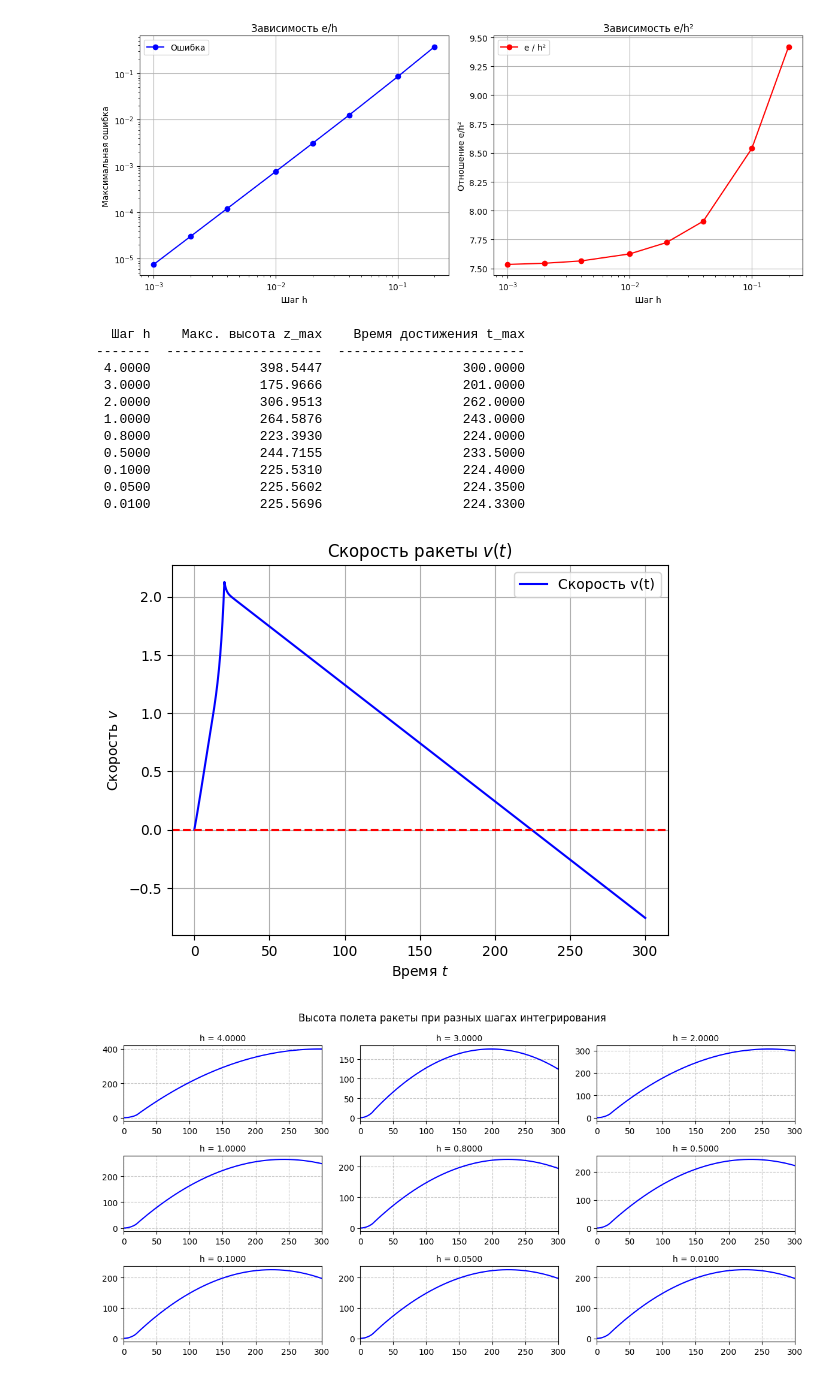
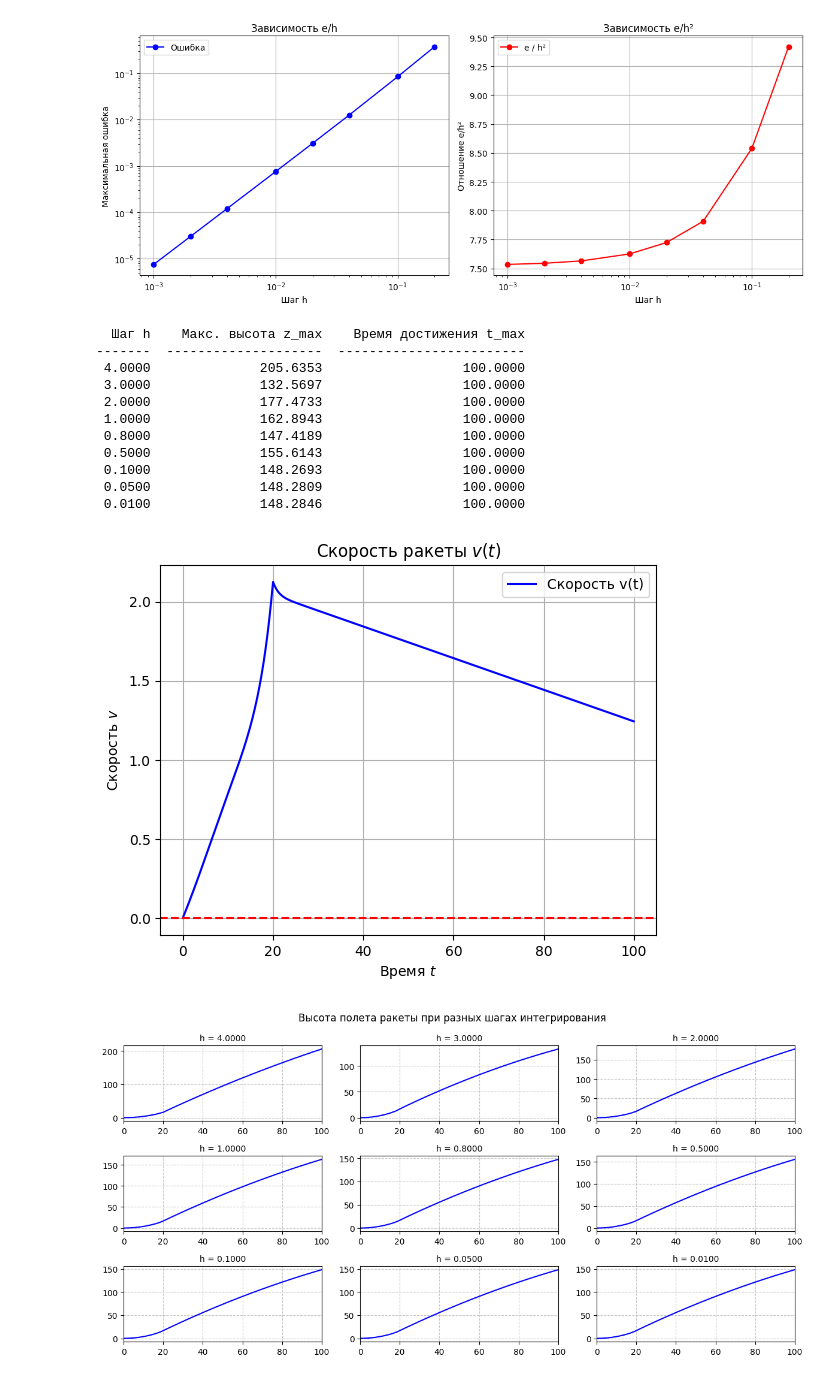
Before and after one commit to arg-m/kursovaya_CHM, a Jupyter notebook: kursovaya.ipynb, the cells around one changed output. Drawn from its saved outputs; the diff is of its cells as text; code cells hidden in the pictures.

```diff
--- a/kursovaya.ipynb
+++ b/kursovaya.ipynb
@@ -150,7 +150,7 @@ C = 0.05  # коэффициент аэродинамического сопро
 gamma = 0.01  # убывание плотности атмосферы с увеличением высоты
 m_T = 0.8  # масса топлива
 t_s = 20  # время полного выгорания топлива
-T = 300 # конечное время
+T = 100 # конечное время
 
 
 def q(t):
@@ -217,41 +217,41 @@ plt.show()
 fig, axes = plt.subplots((len(trajectories) + 1) // 3, 3, figsize=(12, 6))
 
 for ax, (t_vals, z_vals), h in zip(axes.flat, trajectories, h_list):
     ax.plot(t_vals, z_vals, 'b-', label=f'h = {h:.4f}')
     ax.set_title(f'h = {h:.4f}', fontsize=10)
     ax.grid(True, linestyle='--', alpha=0.7)
     ax.set_xlim(0, T)
 
 plt.suptitle('Высота полета ракеты при разных шагах интегрирования')
 plt.tight_layout()
 plt.show()
 
 
 # Построение графиков
 plt.figure(figsize=(12, 7))
 
 for i, (t_vals, z_vals) in enumerate(trajectories):
     plt.plot(t_vals, z_vals, label=f'h = {h_list[i]:.4f}', linewidth=2)
 
 plt.xlabel('Время t', fontsize=14)
 plt.ylabel('Высота z(t)', fontsize=14)
 plt.title('Зависимость высоты полета ракеты от времени\nпри различных шагах интегрирования', fontsize=16)
 plt.legend(fontsize=12, title="Шаг интегрирования")
 plt.grid(True, linestyle='--', alpha=0.7)
 plt.xlim(0, T)
 plt.tight_layout()
 plt.show()
 # %% [output]
   Шаг h    Макс. высота z_max    Время достижения t_max
 -------  --------------------  ------------------------
- 4.0000              398.5447                  300.0000
- 3.0000              175.9666                  201.0000
- 2.0000              306.9513                  262.0000
- 1.0000              264.5876                  243.0000
- 0.8000              223.3930                  224.0000
- 0.5000              244.7155                  233.5000
- 0.1000              225.5310                  224.4000
- 0.0500              225.5602                  224.3500
- 0.0100              225.5696                  224.3300
+ 4.0000              205.6353                  100.0000
+ 3.0000              132.5697                  100.0000
+ 2.0000              177.4733                  100.0000
+ 1.0000              162.8943                  100.0000
+ 0.8000              147.4189                  100.0000
+ 0.5000              155.6143                  100.0000
+ 0.1000              148.2693                  100.0000
+ 0.0500              148.2809                  100.0000
+ 0.0100              148.2846                  100.0000
-[figure, old version]
+[figure, new version]
-[figure, old version]
+[figure, new version]
```
Also changed, not shown: parts of 2 cells of this notebook.
